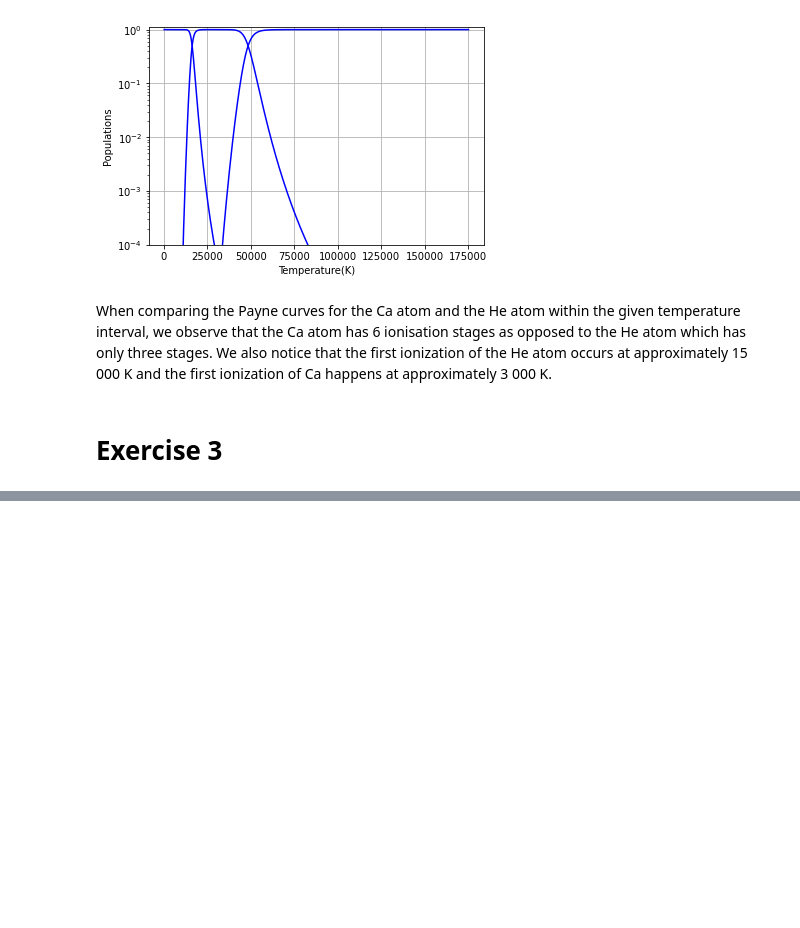
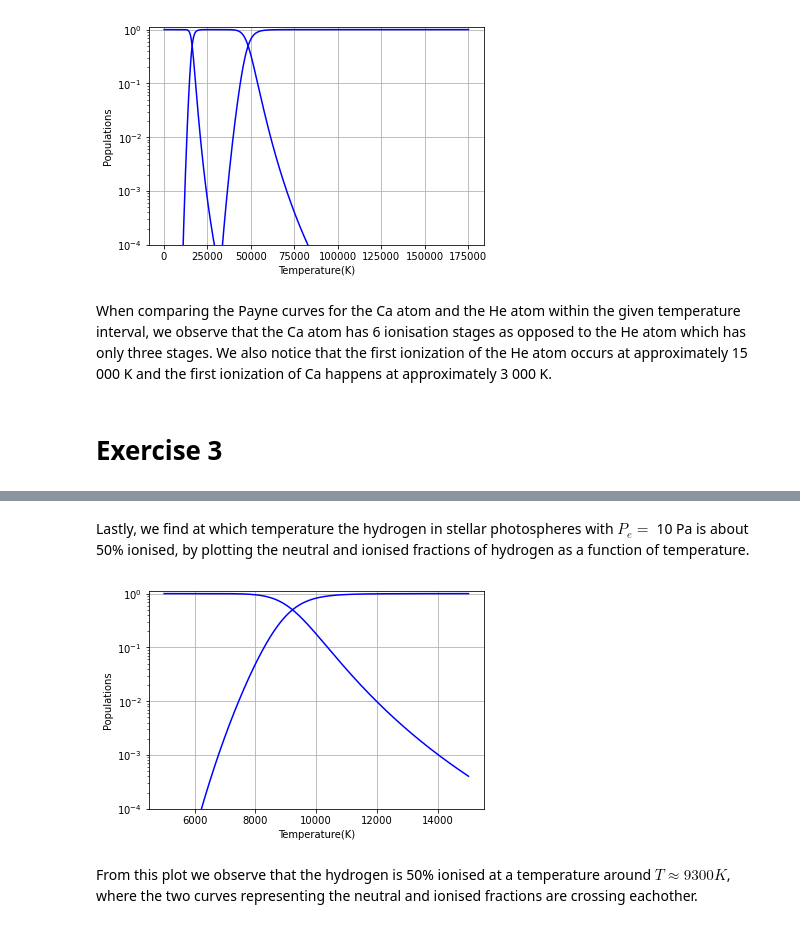
Before and after one commit to JonasTFab/AST4310-project-1, a Jupyter notebook: Project1.ipynb, the cells around one changed output, grey strips where cells are left out. Drawn from its saved outputs; the diff is of its cells as text; code cells hidden in the pictures; blank space fills up the shorter version.

```diff
--- a/Project1.ipynb
+++ b/Project1.ipynb
@@ -180,0 +248,13 @@ When comparing the Payne curves for the Ca atom and the He atom within the given
+# %% [markdown]
+Lastly, we find at which temperature the hydrogen in stellar photospheres with $P_e =$ 10 Pa is about 50% ionised, by plotting the neutral and ionised fractions of hydrogen as a function of temperature.
+# %%
+my_atom = Atom("H_atom.txt")
+temp = numpy.linspace(5000,15000,500) * units.K
+
+e_press = 10 * units.Pa
+my_atom.plot_payne(temp,e_press)
+plt.grid()
+# %% [output]
+[figure, added]
+# %% [markdown]
+From this plot we observe that the hydrogen is 50% ionised at a temperature around $T \approx 9300 K$, where the two curves representing the neutral and ionised fractions are crossing eachother.
```
Also changed, not shown: parts of 11 cells of this notebook, 4 other files.
